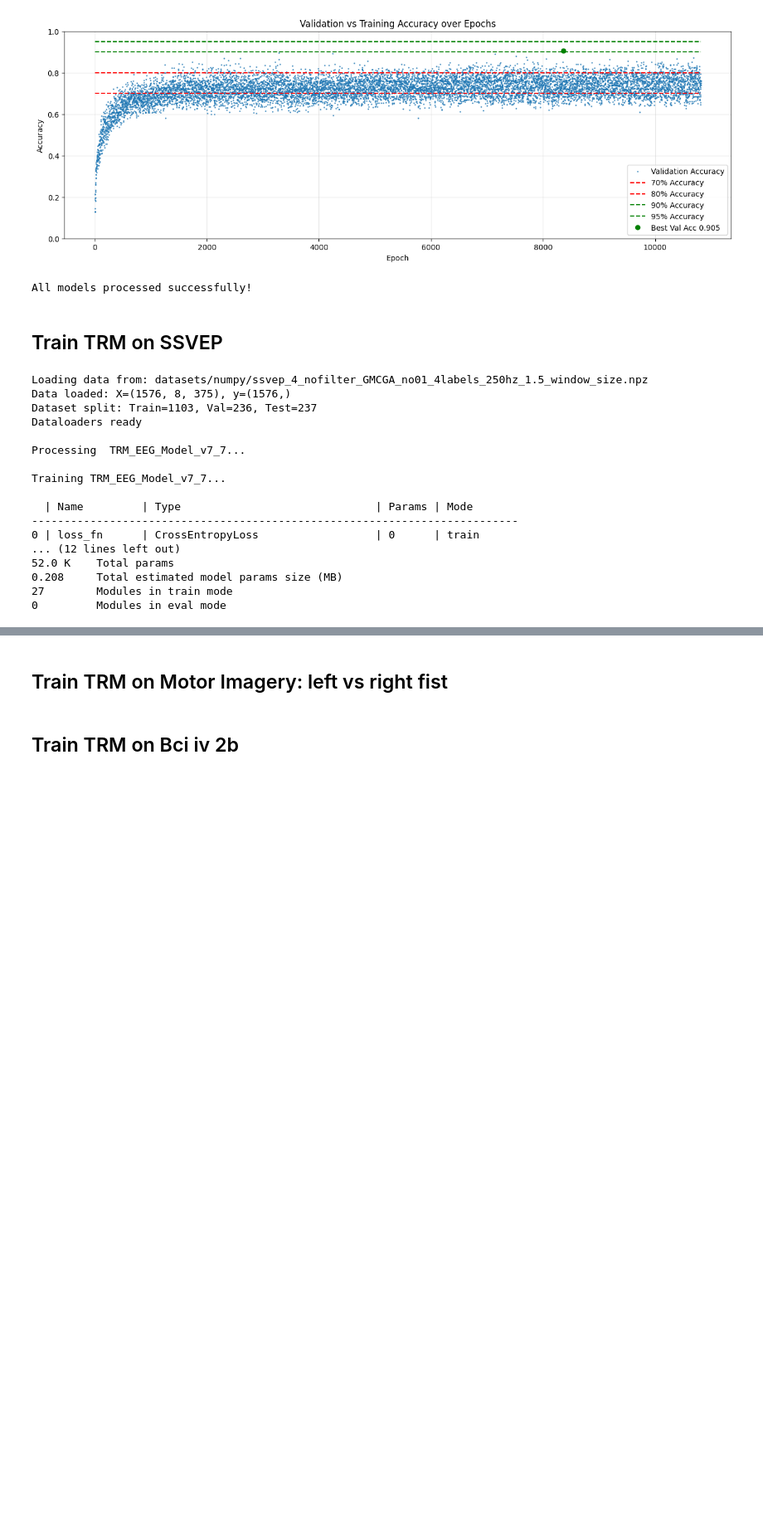
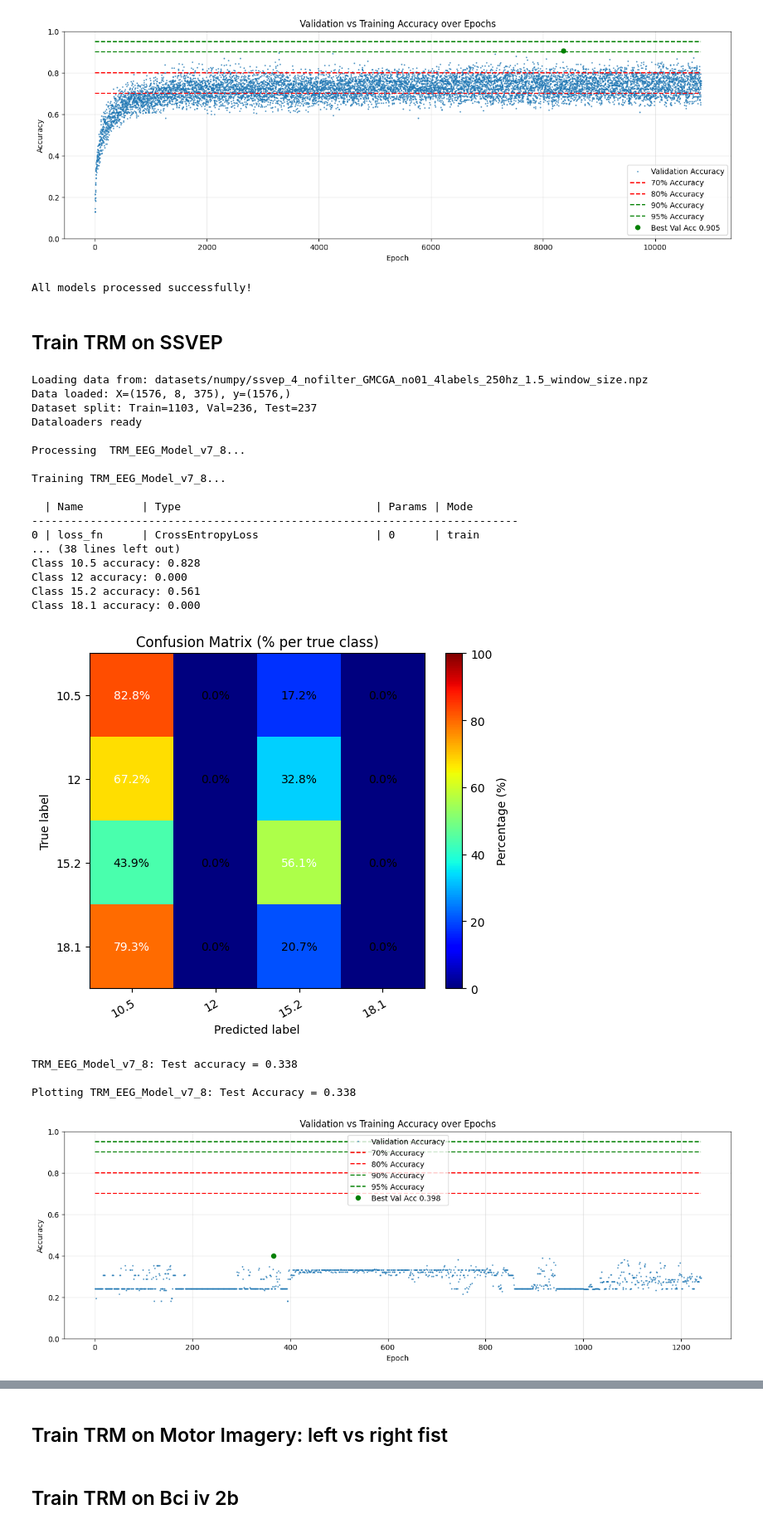
Before and after one commit to GeorgTenzing/EEG_Classification, a Jupyter notebook: Main.ipynb, the cells around one changed output, grey strips where cells are left out. Shown at 83% size. Drawn from its saved outputs; the diff is of its cells as text; code cells hidden in the pictures; blank space fills up the shorter version.

```diff
--- a/Main.ipynb
+++ b/Main.ipynb
@@ -113,7 +113,7 @@ models = [
         # TRM_EEG_Model_v7_5,         # 0.890 / 0.898 on 10 min
         # TRM_EEG_Model_v7_6,         # 0.941 / 0.949 on 10 min
                                     # 0.945 / 0.958 on 1h
-        TRM_EEG_Model_v7_7, # seemed pretty bad
+        # TRM_EEG_Model_v7_7, # seemed pretty bad
         TRM_EEG_Model_v7_8,
 ]
 
@@ -131,37 +131,42 @@ shared_parameters_ssvep = {
         "num_classes": 4,
         "class_labels": [10.5, 12, 15.2, 18.1],
         "class_weights": [1.0, 1.0, 1.0, 1.0],
     },
     "SUMMARY": True,
     # "skip_training": True,
     # "LOAD_CHECKPOINT": "logs/TRM_EEG_Model_v1/version_9_4ssvep_945/checkpoints/best-2491-val_acc=0.953.ckpt",
     # "LOAD_CHECKPOINT": "logs/TRM_EEG_Model_v1_4/version_2/checkpoints/best-36-val_acc=0.517.ckpt",
     # "LOAD_CHECKPOINT": "logs/TRM_EEG_Model_v1_3/version_2_4ssvep_903_10min/checkpoints/best-920-val_acc=0.873.ckpt",
     # "LOAD_CHECKPOINT": "logs/TRM_EEG_Model_v3_2/version_1/checkpoints/best-4998-val_acc=0.945.ckpt",
     # "LOAD_CHECKPOINT": "logs/TRM_EEG_Model_v7_2/version_1/checkpoints/best-1542-val_acc=0.945.ckpt",
     # "LOAD_CHECKPOINT": "logs/TRM_EEG_Model_v7_2/version_2/checkpoints/best-10005-val_acc=0.958.ckpt",
     # "LOAD_CHECKPOINT": "logs/TRM_EEG_Model_v7_6/version_1/checkpoints/best-4254-val_acc=0.958.ckpt",
     # "LOAD_CHECKPOINT": "logs/TRM_EEG_Model_v7_6/version_3_987/checkpoints/best-8105-val_acc=0.970.ckpt",
 
 
 
 }
 results, test_loader = run_multiple_models(models, shared_parameters_ssvep)
 # %% [output]
 Loading data from: datasets/numpy/ssvep_4_nofilter_GMCGA_no01_4labels_250hz_1.5_window_size.npz
 Data loaded: X=(1576, 8, 375), y=(1576,)
 Dataset split: Train=1103, Val=236, Test=237
 Dataloaders ready
 
-Processing  TRM_EEG_Model_v7_7...
+Processing  TRM_EEG_Model_v7_8...
 
-Training TRM_EEG_Model_v7_7...
+Training TRM_EEG_Model_v7_8...
 
   | Name         | Type                              | Params | Mode
 ---------------------------------------------------------------------------
 0 | loss_fn      | CrossEntropyLoss                  | 0      | train
-... (12 lines left out)
-52.0 K    Total params
-0.208     Total estimated model params size (MB)
-27        Modules in train mode
-0         Modules in eval mode
+... (38 lines left out)
+Class 10.5 accuracy: 0.828
+Class 12 accuracy: 0.000
+Class 15.2 accuracy: 0.561
+Class 18.1 accuracy: 0.000
+[figure, added]
+TRM_EEG_Model_v7_8: Test accuracy = 0.338
+
+Plotting TRM_EEG_Model_v7_8: Test Accuracy = 0.338
+[figure, added]
```
Also changed, not shown: parts of 1 cell of this notebook, 1 other file.
